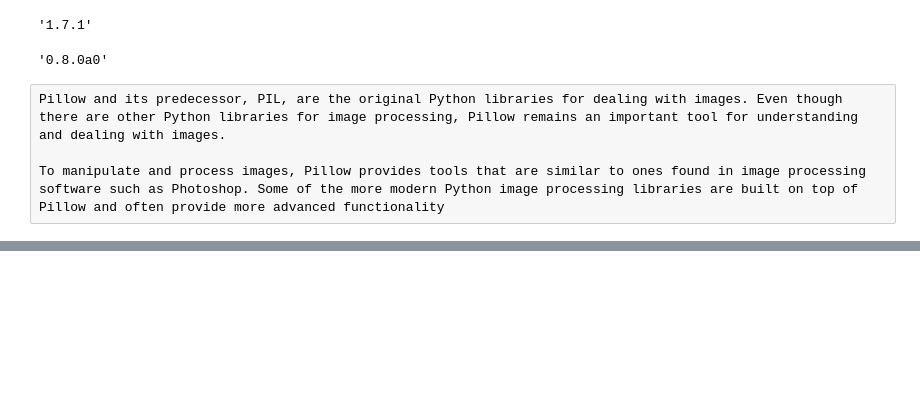
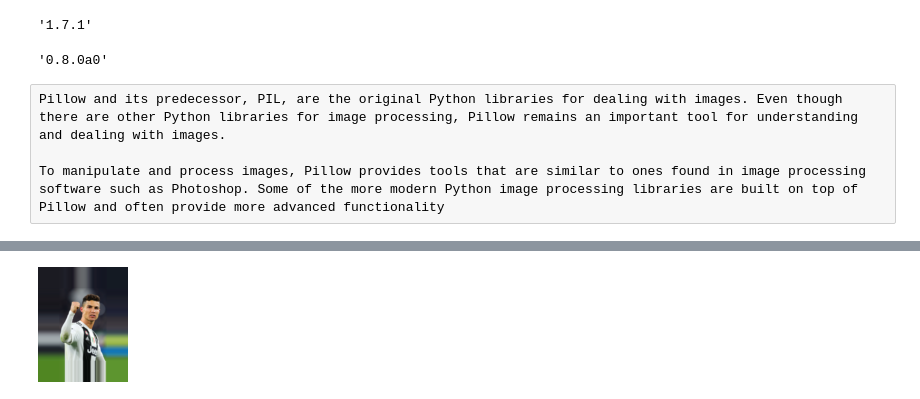
Before and after one commit to sobhonium/DeepLearning_practice, a Jupyter notebook: notebooks/transforms/torchvision_transforms2.ipynb, the cells around one changed output, grey strips where cells are left out. Cells and saved outputs as stored; diff of their text form; code cells hidden in the pictures; blank space fills up the shorter version.

```diff
--- a/notebooks/transforms/torchvision_transforms2.ipynb
+++ b/notebooks/transforms/torchvision_transforms2.ipynb
@@ -55,0 +68,5 @@ F.to_pil_image(transf(img))
+# %%
+trans_pad = torchvision.transforms.Pad(20, padding_mode='edge')
+trans_pad(resized_img)
+# %% [output]
+[figure, added]
```
Also changed, not shown: parts of 4 cells of this notebook, 9 other files.
